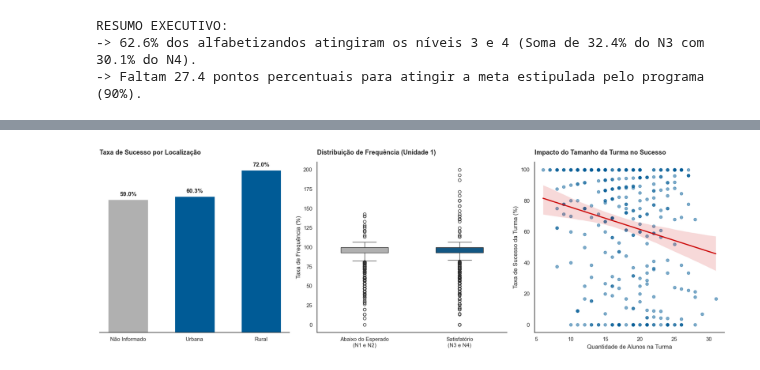
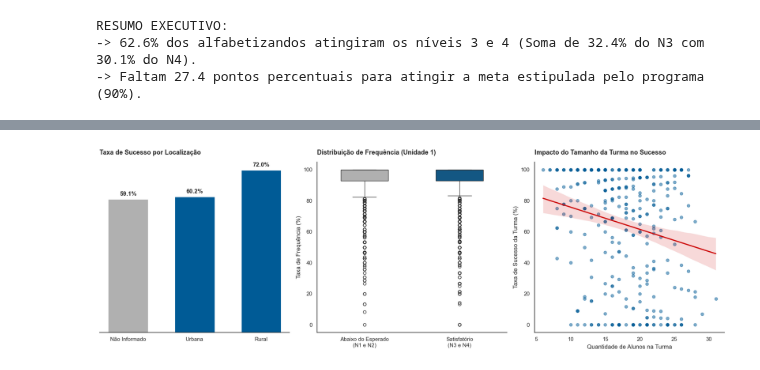
Before and after one commit to fabcmc/pba_se_2026, a Jupyter notebook: analise_causa_resultados_pba2026.ipynb, the cells around one changed output, grey strips where cells are left out. Drawn from its saved outputs; the diff is of its cells as text; code cells hidden in the pictures.

```diff
--- a/analise_causa_resultados_pba2026.ipynb
+++ b/analise_causa_resultados_pba2026.ipynb
@@ -19,12 +19,20 @@ import pandas as pd
 import numpy as np
 import matplotlib.pyplot as plt
 import seaborn as sns
+import plotly.express as px
+from sklearn.model_selection import train_test_split
+from sklearn.ensemble import RandomForestClassifier
+from sklearn.preprocessing import OneHotEncoder
+from sklearn.impute import SimpleImputer
+from sklearn.compose import ColumnTransformer
+from sklearn.pipeline import Pipeline
+from sklearn.metrics import classification_report
 import warnings
 warnings.filterwarnings('ignore')
 
 # 1. Carregamento dos dados
-df_turmas = pd.read_csv('data_files/public_data/turmas_08102026.csv')
-df_pedagogico = pd.read_csv('data_files/public_data/dados_pedagogicos_08102026.csv')
+df_turmas = pd.read_csv('data_files/original_data/turmas_08102026.csv')
+df_pedagogico = pd.read_csv('data_files/original_data/dados_pedagogicos_08102026.csv')
 
 # Trocando nome de coluna nos dfs para melhorar merges
 def renomear_colunas_turmas(df):
@@ -448,6 +522,7 @@ sns.set_theme(style="white")
 df_plot = df_limpo.dropna(subset=['forma_1_result_resum']).copy()
 df_plot['sucesso_f1'] = df_plot['forma_1_result_resum'].isin(['N3', 'N4']).astype(int)
 df_plot['taxa_freq_pct'] = df_plot['taxa_frequencia_unidade_1'] * 100
+df_plot = df_plot[df_plot['taxa_freq_pct'] <= 100]
 
 # 2. Configurando a Figura com 3 subgráficos (1 linha, 3 colunas)
 fig, (ax1, ax2, ax3) = plt.subplots(1, 3, figsize=(18, 6))
@@ -467,31 +542,31 @@ for p in ax1.patches:
                  (p.get_x() + p.get_width() / 2., p.get_height()),
                  ha='center', va='bottom', xytext=(0, 5), textcoords='offset points', fontweight='bold')
 
 # --- GRÁFICO 2: Engajamento (Frequência) ---
 # Boxplot para mostrar a distribuição da frequência entre quem atingiu a meta e quem não atingiu
 sns.boxplot(data=df_plot, x='sucesso_f1', y='taxa_freq_pct', palette=['#b0b0b0', '#005b96'], width=0.5, ax=ax2)
 sns.despine(ax=ax2)
 ax2.set_title('Distribuição de Frequência (Unidade 1)', loc='left', fontsize=13, fontweight='bold', pad=15)
 ax2.set_xticks([0, 1])
 ax2.set_xticklabels(['Abaixo do Esperado\n(N1 e N2)', 'Satisfatório\n(N3 e N4)'])
 ax2.set_xlabel('')
 ax2.set_ylabel('Taxa de Frequência (%)')
 
 # --- GRÁFICO 3: Logística (Tamanho da Turma) ---
 # Agrupando os dados por turma para ver a taxa de sucesso da turma inteira vs tamanho da sala
 turmas_agg = df_plot.groupby('turma').agg(
     sucesso_rate=('sucesso_f1', lambda x: x.mean() * 100),
     tamanho_turma=('qtd_alfabetizandos', 'first')
 ).reset_index()
 
 sns.regplot(data=turmas_agg, x='tamanho_turma', y='sucesso_rate', ax=ax3,
             scatter_kws={'alpha': 0.5, 'color': '#005b96'}, line_kws={'color': '#cc0000'})
 sns.despine(ax=ax3)
 ax3.set_title('Impacto do Tamanho da Turma no Sucesso', loc='left', fontsize=13, fontweight='bold', pad=15)
 ax3.set_xlabel('Quantidade de Alunos na Turma')
 ax3.set_ylabel('Taxa de Sucesso da Turma (%)')
 
 plt.tight_layout()
 plt.show()
 # %% [output]
-[figure, old version]
+[figure, new version]
```
Also changed, not shown: parts of 15 cells of this notebook.
